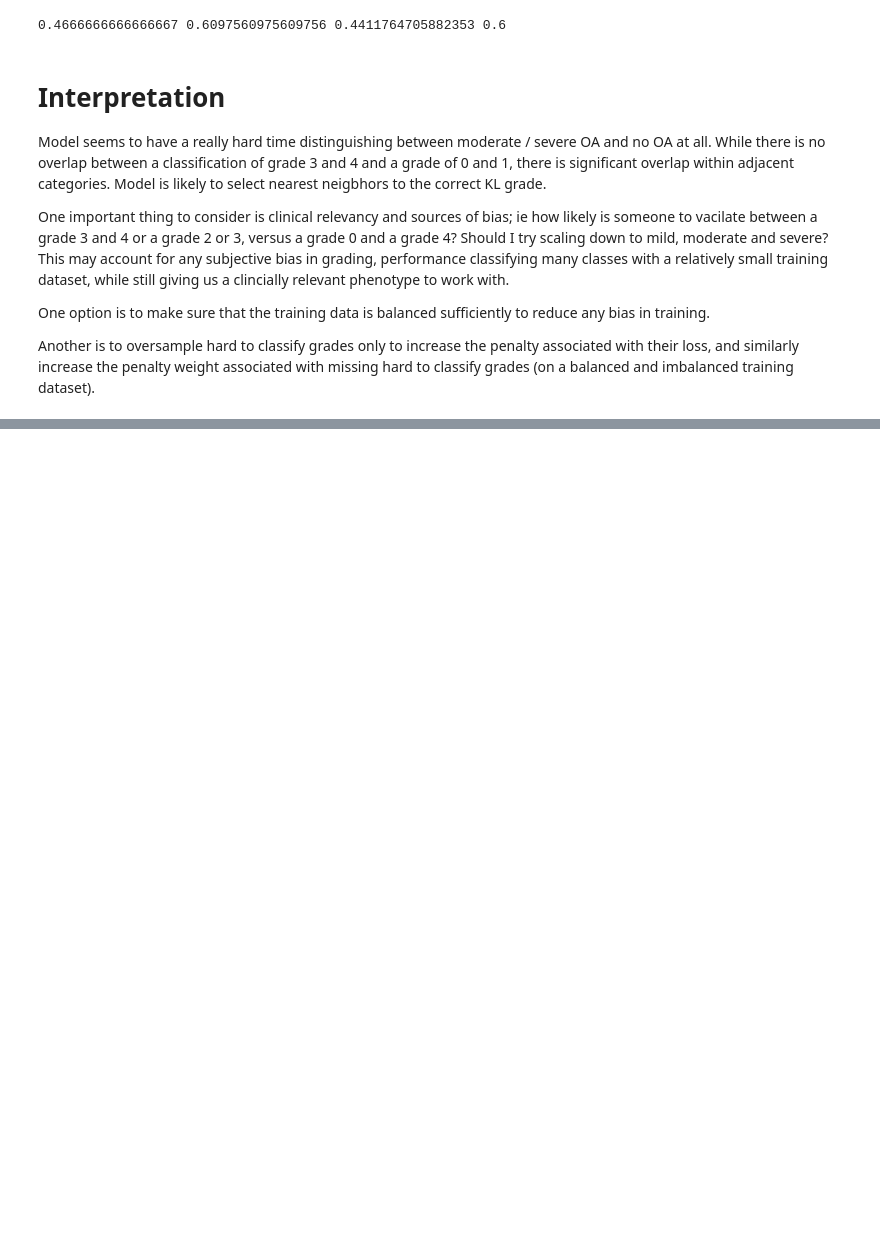
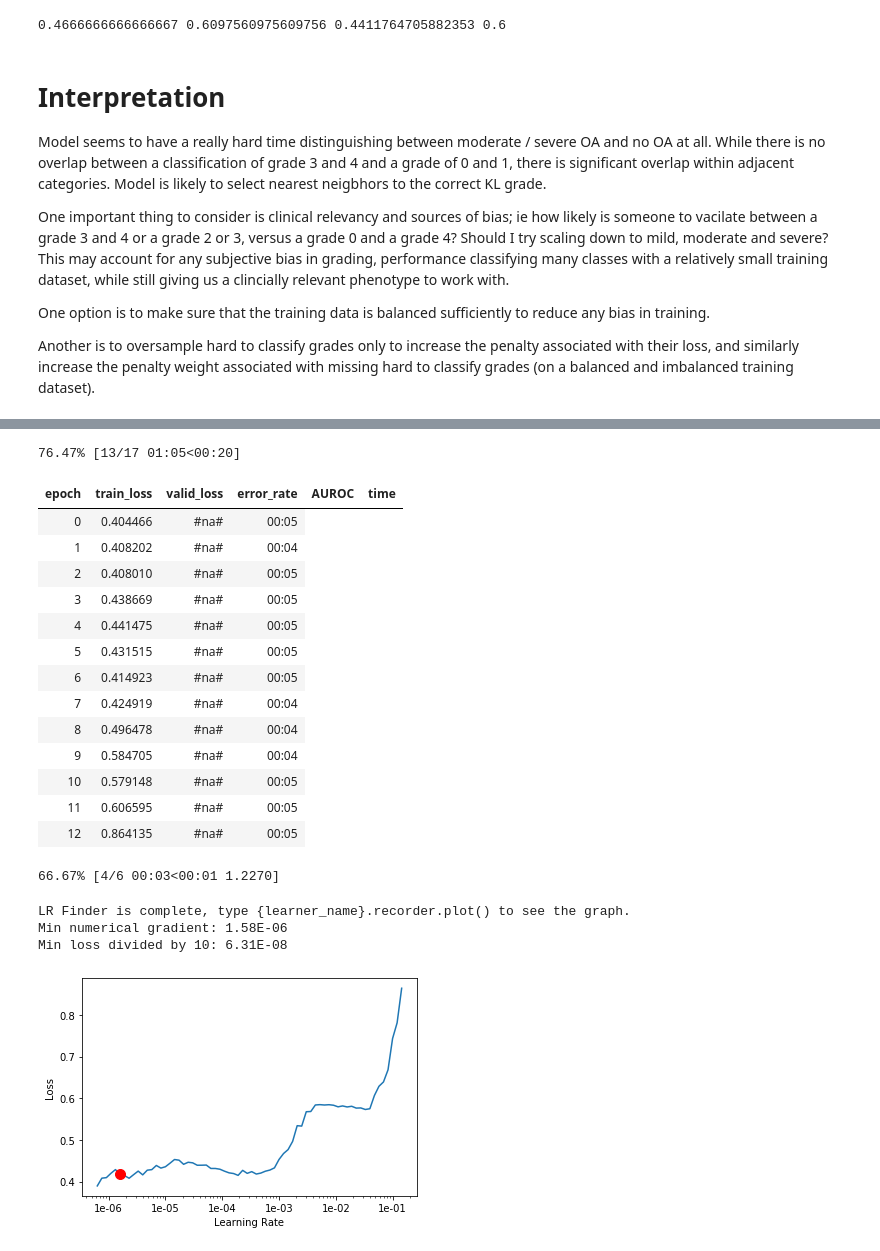
Before and after one commit to briannaflynn/UKBB_OA_Classification, a Jupyter notebook: KL_Grade_Classification.ipynb, the cells around one changed output, grey strips where cells are left out. Drawn from its saved outputs; the diff is of its cells as text; code cells hidden in the pictures; blank space fills up the shorter version.

```diff
--- a/KL_Grade_Classification.ipynb
+++ b/KL_Grade_Classification.ipynb
@@ -308,0 +468,2 @@ Another is to oversample hard to classify grades only to increase the penalty as
+# %%
+learn.fit_one_cycle(12, slice(3e-4, 1e-3))
@@ -308,0 +488,24 @@ Another is to oversample hard to classify grades only to increase the penalty as
+# %%
+learn.lr_find()
+learn.recorder.plot(suggestion=True)
+# %% [output]
+76.47% [13/17 01:05<00:20]
+| epoch | train_loss | valid_loss | error_rate | AUROC | time |
+| 0 | 0.404466 | #na# | 00:05 |
+| 1 | 0.408202 | #na# | 00:04 |
+| 2 | 0.408010 | #na# | 00:05 |
+| 3 | 0.438669 | #na# | 00:05 |
+| 4 | 0.441475 | #na# | 00:05 |
+| 5 | 0.431515 | #na# | 00:05 |
+| 6 | 0.414923 | #na# | 00:05 |
+| 7 | 0.424919 | #na# | 00:04 |
+| 8 | 0.496478 | #na# | 00:04 |
+| 9 | 0.584705 | #na# | 00:04 |
+| 10 | 0.579148 | #na# | 00:05 |
+| 11 | 0.606595 | #na# | 00:05 |
+| 12 | 0.864135 | #na# | 00:05 |
+66.67% [4/6 00:03<00:01 1.2270]
+LR Finder is complete, type {learner_name}.recorder.plot() to see the graph.
+Min numerical gradient: 1.58E-06
+Min loss divided by 10: 6.31E-08
+[figure, added]
```
Also changed, not shown: parts of 137 cells of this notebook.
